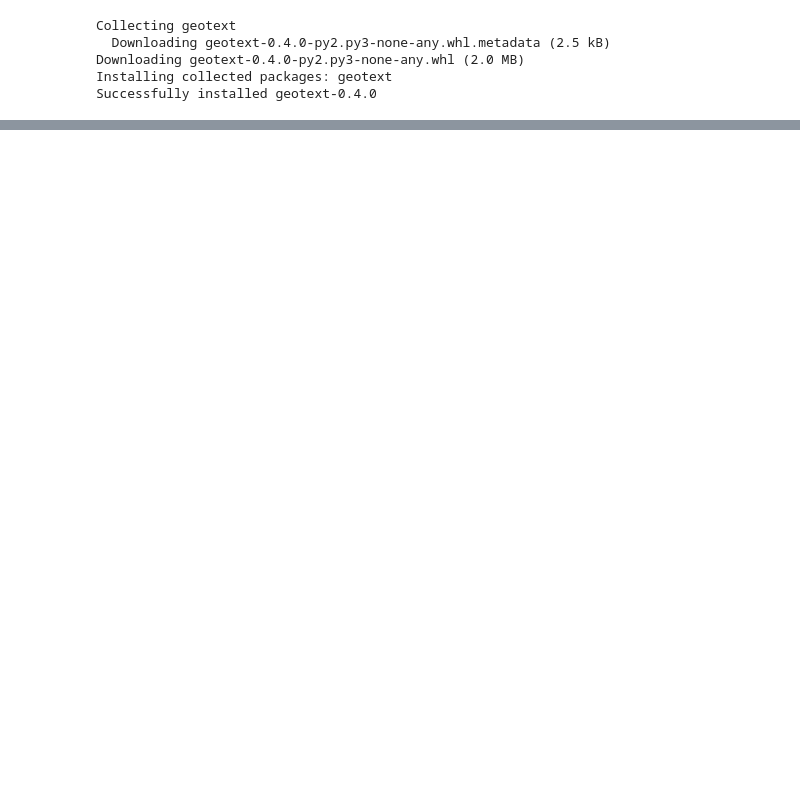
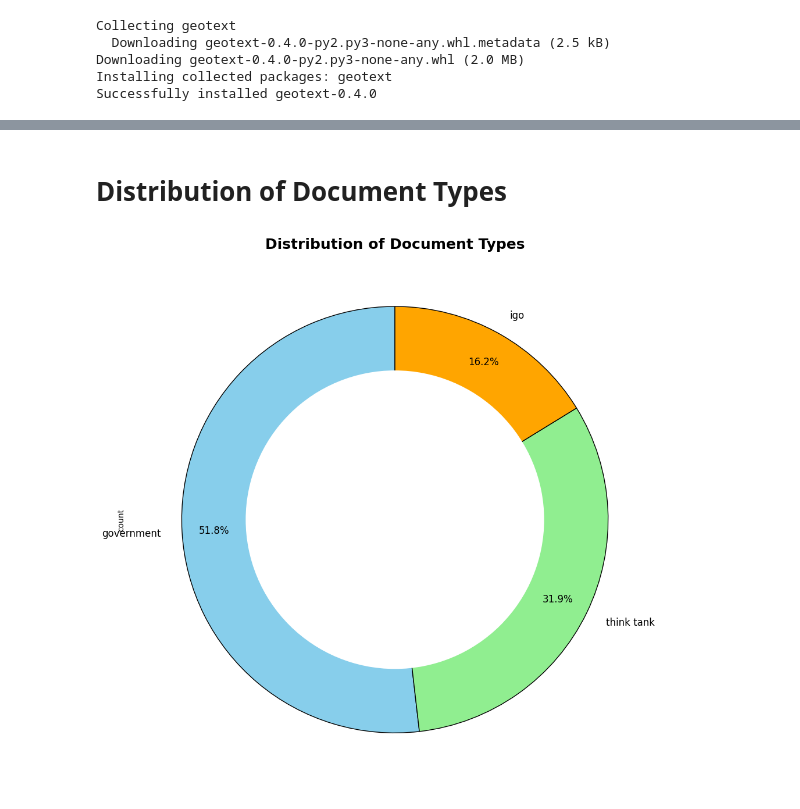
Before and after one commit to kjh8331267/AI_policy_analysis, a Jupyter notebook: 3_Exploratory_data_analysis.ipynb, the cells around one changed output, grey strips where cells are left out. Cells and saved outputs as stored; diff of their text form; code cells hidden in the pictures; blank space fills up the shorter version.

```diff
--- a/3_Exploratory_data_analysis.ipynb
+++ b/3_Exploratory_data_analysis.ipynb
@@ -259,0 +88,17 @@ plt.show()
+# %% [markdown]
+# **Distribution of Document Types**
+# %%
+import matplotlib.pyplot as plt
+type_counts = df['Source Type'].value_counts()   # Count the number of documents by source type
+plt.figure(figsize=(10, 10))  # Plot an enhanced pie chart
+type_counts.plot(kind='pie', autopct=lambda p: f'{p:.1f}%' if p > 5 else '',
+                 startangle=90, colors=['skyblue', 'lightgreen', 'orange', 'coral', 'gold'],
+                 wedgeprops={'edgecolor': 'black', 'linewidth': 1}, textprops={'fontsize': 12}, pctdistance=0.85)
+
+# Add title and center circle for donut effect
+plt.title('Distribution of Document Types', fontsize=18, fontweight='bold')
+plt.gca().add_artist(plt.Circle((0, 0), 0.70, fc='white'))
+plt.tight_layout()
+plt.show()
+# %% [output]
+[figure, added]
```
Also changed, not shown: parts of 13 cells of this notebook.
